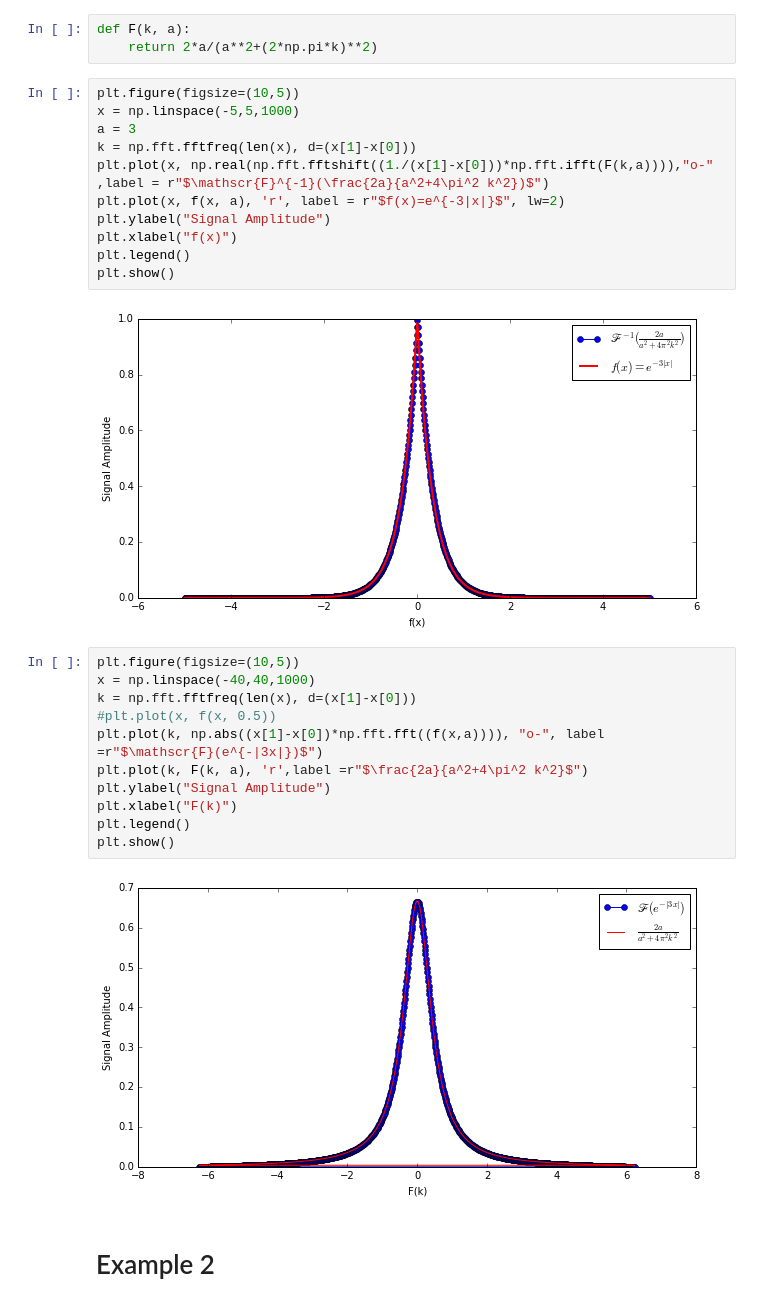
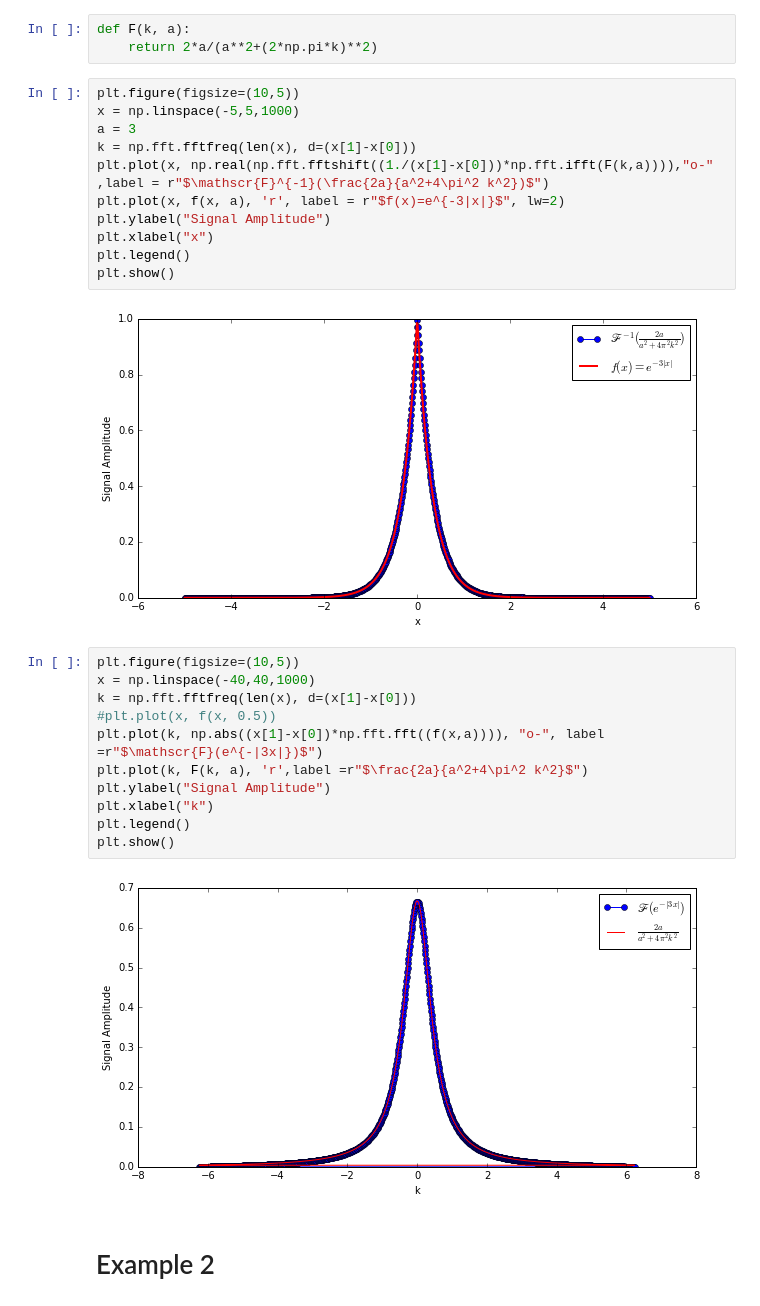
Before and after one commit to McMorranLab/McMorran-group-tutorials, a Jupyter notebook: Notebooks/FFT.ipynb, the cells around one changed output. Saved outputs shown, nothing was run; the diff lists cells and outputs as text.

```diff
--- a/Notebooks/FFT.ipynb
+++ b/Notebooks/FFT.ipynb
@@ -49,16 +49,16 @@ def F(k, a):
 # %%
 plt.figure(figsize=(10,5))
 x = np.linspace(-5,5,1000)
 a = 3
 k = np.fft.fftfreq(len(x), d=(x[1]-x[0]))
 plt.plot(x, np.real(np.fft.fftshift((1./(x[1]-x[0]))*np.fft.ifft(F(k,a)))),"o-" ,label = r"$\mathscr{F}^{-1}(\frac{2a}{a^2+4\pi^2 k^2})$")
 plt.plot(x, f(x, a), 'r', label = r"$f(x)=e^{-3|x|}$", lw=2)
 plt.ylabel("Signal Amplitude")
-plt.xlabel("f(x)")
+plt.xlabel("x")
 plt.legend()
 plt.show()
 # %% [output]
-[figure, old version]
+[figure, new version]
 # %%
 plt.figure(figsize=(10,5))
 x = np.linspace(-40,40,1000)
@@ -67,11 +67,11 @@ k = np.fft.fftfreq(len(x), d=(x[1]-x[0]))
 plt.plot(k, np.abs((x[1]-x[0])*np.fft.fft((f(x,a)))), "o-", label =r"$\mathscr{F}(e^{-|3x|})$")
 plt.plot(k, F(k, a), 'r',label =r"$\frac{2a}{a^2+4\pi^2 k^2}$")
 plt.ylabel("Signal Amplitude")
-plt.xlabel("F(k)")
+plt.xlabel("k")
 plt.legend()
 plt.show()
 # %% [output]
-[figure, old version]
+[figure, new version]
 # %% [markdown]
 # Example 2
 # %% [markdown]
```
Also changed, not shown: parts of 7 cells of this notebook, 1 other file.
